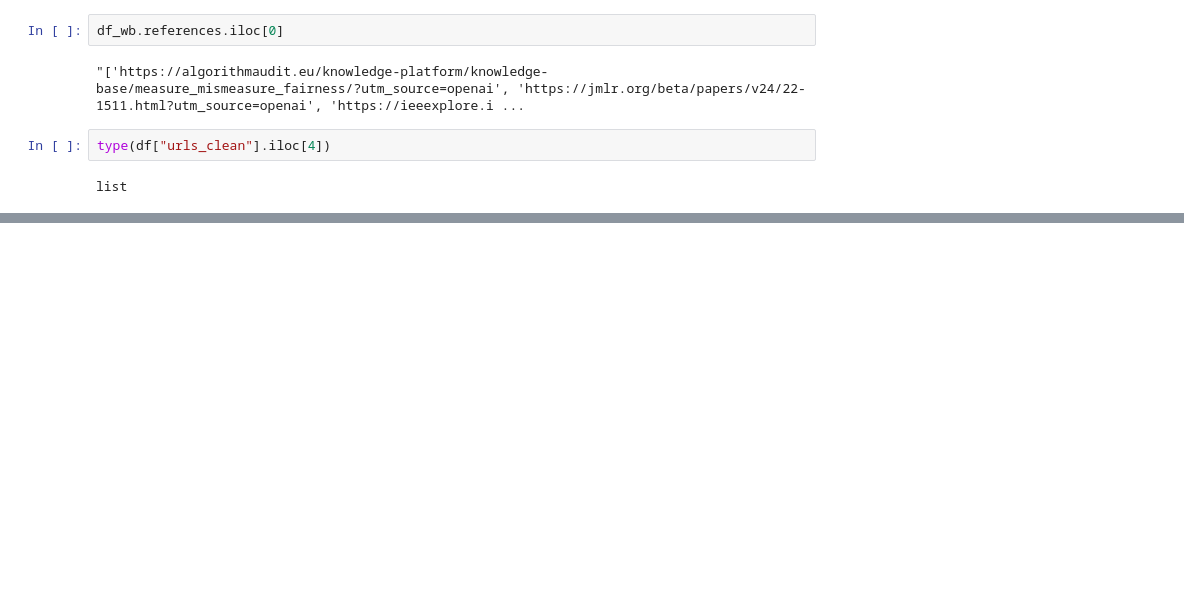
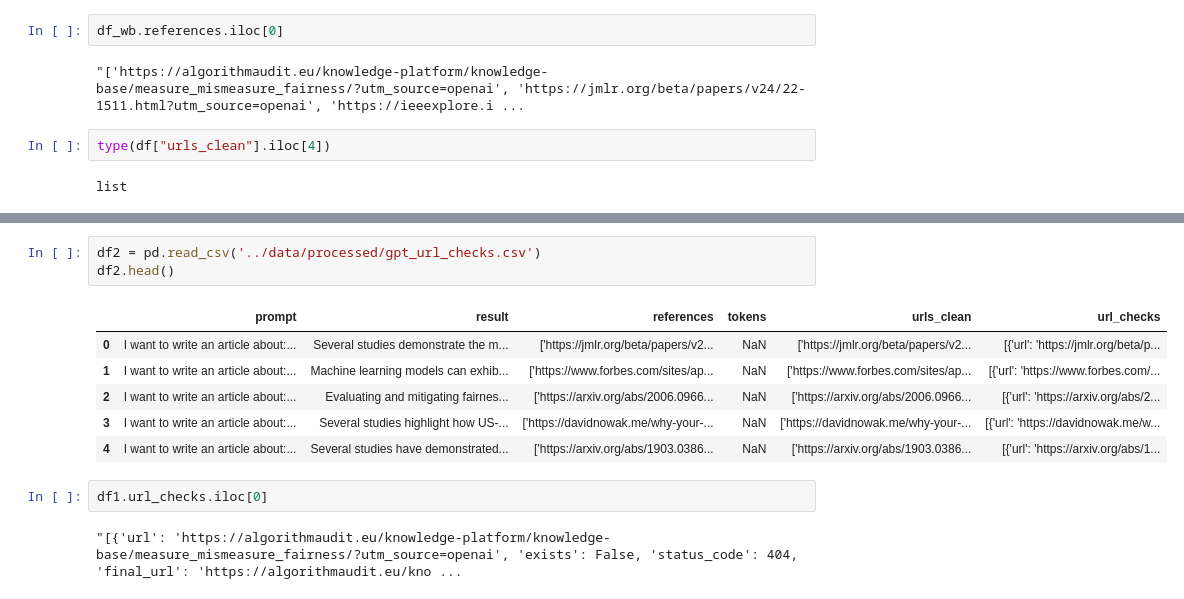
Before and after one commit to mvrobles/GenAI-Science, a Jupyter notebook: scripts/process_gpt.ipynb, the cells around one changed output, grey strips where cells are left out. Drawn from its saved outputs; the diff is of its cells as text; blank space fills up the shorter version.

```diff
--- a/scripts/process_gpt.ipynb
+++ b/scripts/process_gpt.ipynb
@@ -356,0 +373,14 @@ list
+# %%
+df2 = pd.read_csv('../data/processed/gpt_url_checks.csv')
+df2.head()
+# %% [output]
+|  | prompt | result | references | tokens | urls_clean | url_checks |
+| 0 | I want to write an article about:... | Several studies demonstrate the m... | ['https://jmlr.org/beta/papers/v2... | NaN | ['https://jmlr.org/beta/papers/v2... | [{'url': 'https://jmlr.org/beta/p... |
+| 1 | I want to write an article about:... | Machine learning models can exhib... | ['https://www.forbes.com/sites/ap... | NaN | ['https://www.forbes.com/sites/ap... | [{'url': 'https://www.forbes.com/... |
+| 2 | I want to write an article about:... | Evaluating and mitigating fairnes... | ['https://arxiv.org/abs/2006.0966... | NaN | ['https://arxiv.org/abs/2006.0966... | [{'url': 'https://arxiv.org/abs/2... |
+| 3 | I want to write an article about:... | Several studies highlight how US-... | ['https://davidnowak.me/why-your-... | NaN | ['https://davidnowak.me/why-your-... | [{'url': 'https://davidnowak.me/w... |
+| 4 | I want to write an article about:... | Several studies have demonstrated... | ['https://arxiv.org/abs/1903.0386... | NaN | ['https://arxiv.org/abs/1903.0386... | [{'url': 'https://arxiv.org/abs/1... |
+# %%
+df1.url_checks.iloc[0]
+# %% [output]
+"[{'url': 'https://algorithmaudit.eu/knowledge-platform/knowledge-base/measure_mismeasure_fairness/?utm_source=openai', 'exists': False, 'status_code': 404, 'final_url': 'https://algorithmaudit.eu/kno ...
```
Also changed, not shown: parts of 15 cells of this notebook, 2 other files.
